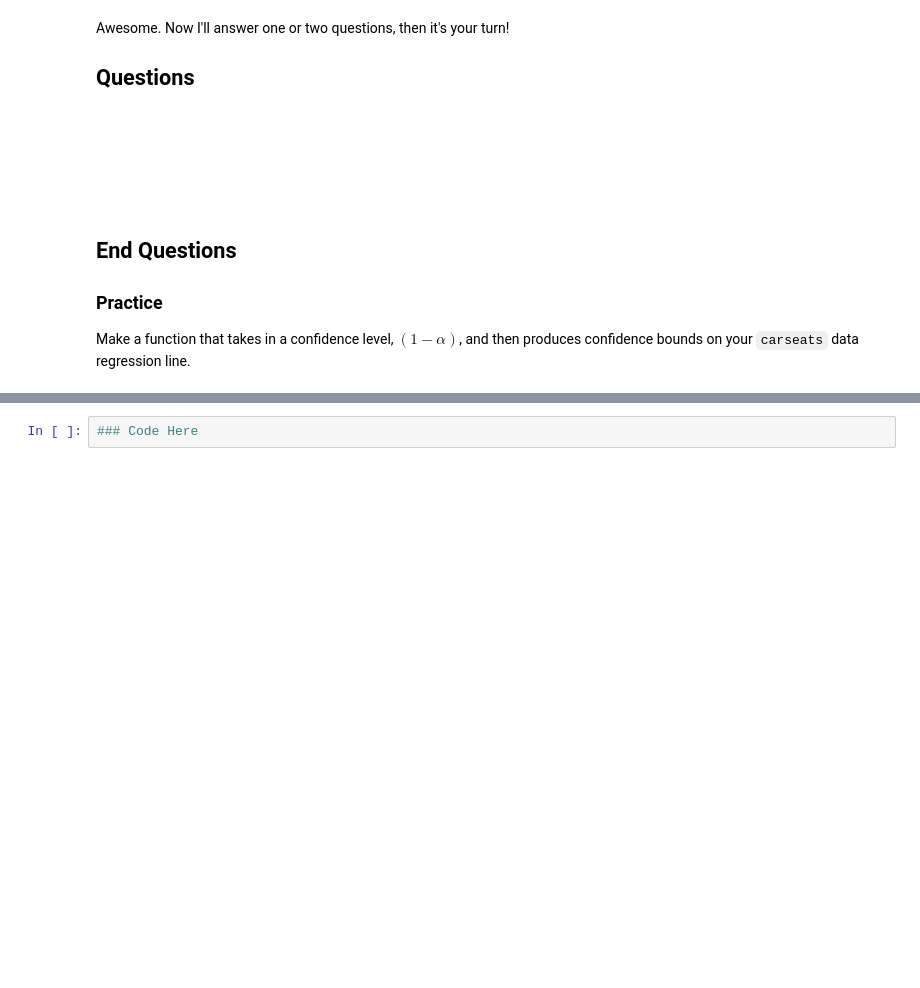
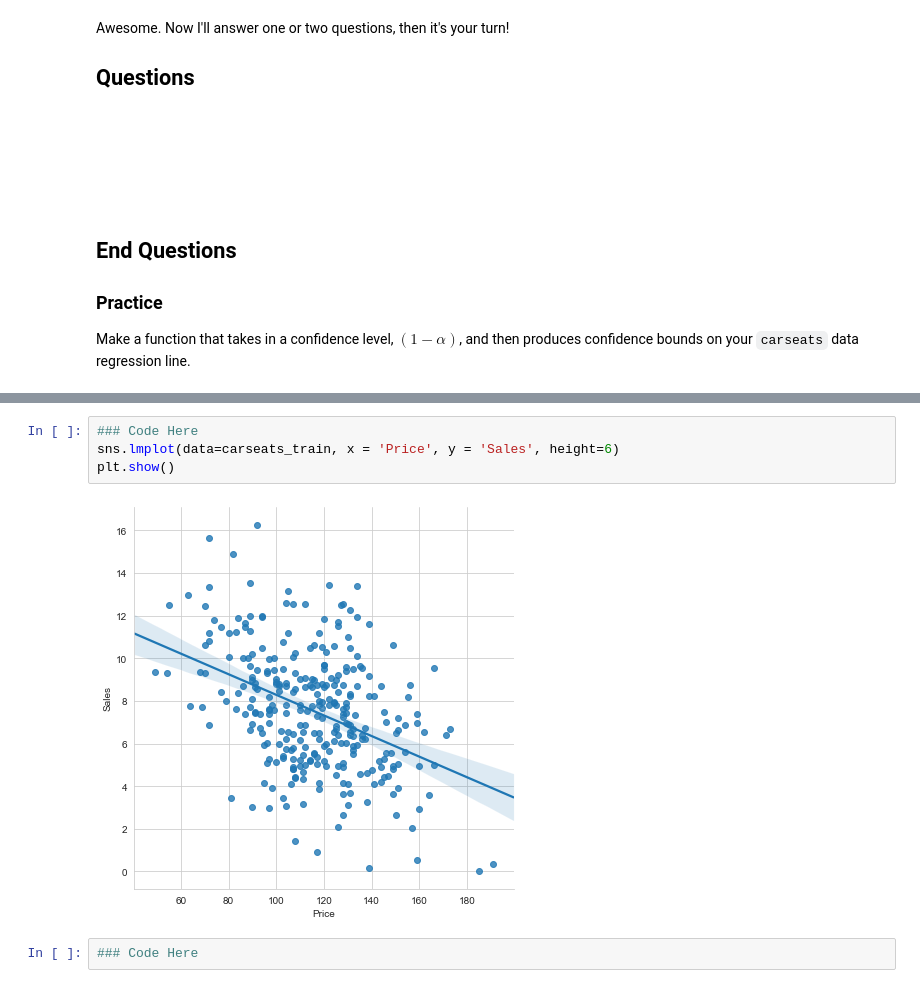
Before and after one commit to toej93/Code2020Materials, a Jupyter notebook: Lectures/Regression/Notebook 2 - SLR II.ipynb, the cells around one changed output, grey strips where cells are left out. Saved outputs shown, nothing was run; the diff lists cells and outputs as text; blank space fills up the shorter version.

```diff
--- a/Lectures/Regression/Notebook 2 - SLR II.ipynb
+++ b/Lectures/Regression/Notebook 2 - SLR II.ipynb
@@ -687,3 +747,9 @@ Make a function that takes in a confidence level, $(1-\alpha)$, and then produce
+# %%
+### Code Here
+sns.lmplot(data=carseats_train, x = 'Price', y = 'Sales', height=6)
+plt.show()
+# %% [output]
+[figure, added]
 # %%
 ### Code Here
 # %% [markdown]
```
Also changed, not shown: parts of 7 cells of this notebook, 1 other file.
